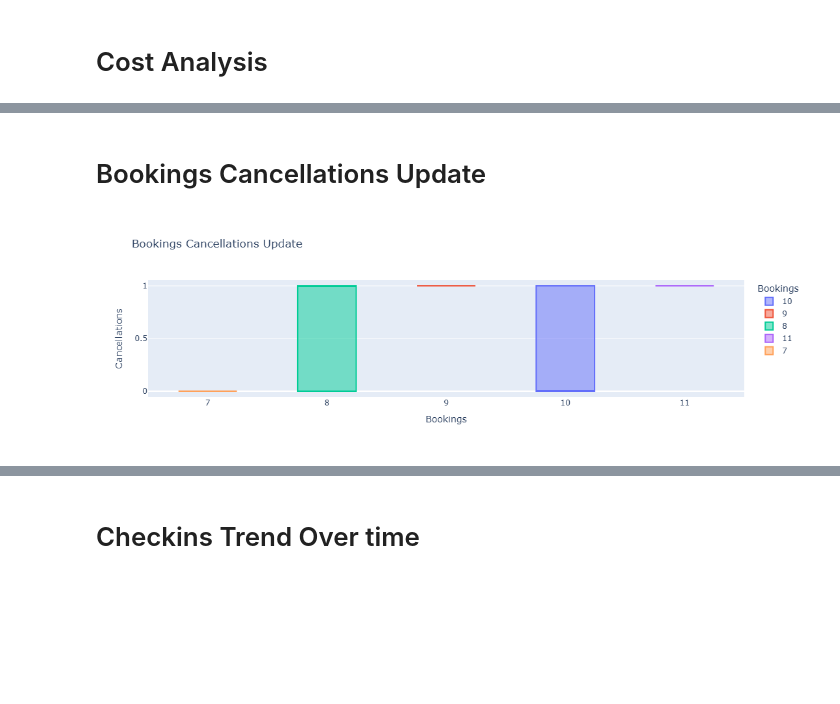
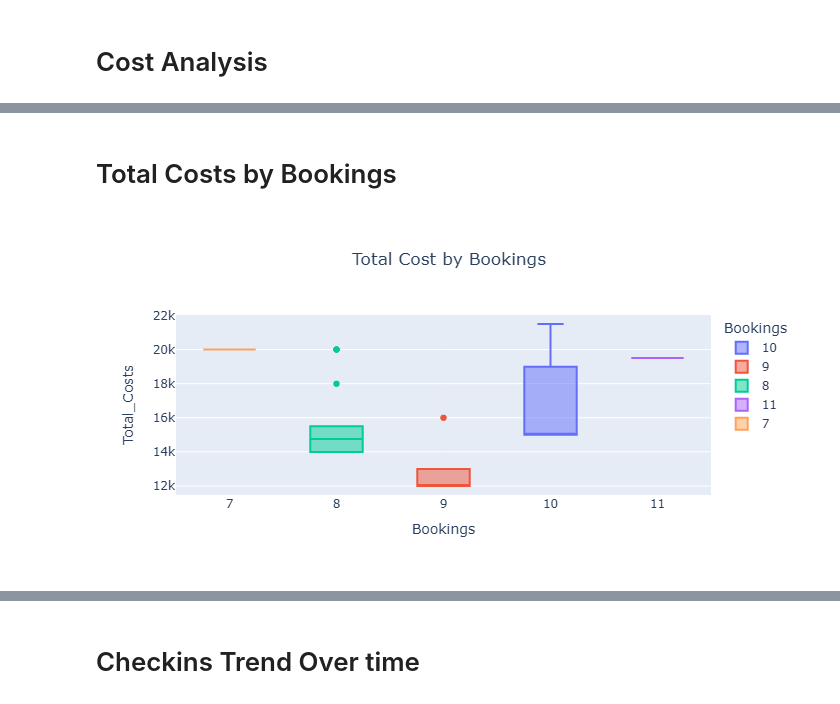
Before and after one commit to harmalmarwaha-lgtm/Hotel-Revenue-Dashboard, a Jupyter notebook: Data cleaning and preprocessing.ipynb, the cells around one changed output, grey strips where cells are left out. Saved outputs shown, nothing was run; the diff lists cells and outputs as text; code cells hidden in the pictures; blank space fills up the shorter version.

```diff
--- a/Data cleaning and preprocessing.ipynb
+++ b/Data cleaning and preprocessing.ipynb
@@ -546,8 +518,9 @@ fig.show()
 # %% [markdown]
-# Bookings Cancellations Update
+# Total Costs by Bookings
 # %%
-fig = px.box(df, x="Bookings",y="Cancellations" ,color="Bookings",title="Bookings Cancellations Update")
+fig = px.box(df,x="Bookings",y="Total_Costs",color="Bookings",title="Total Cost by Bookings")
+fig.update_layout(title_x=0.5)
 fig.show()
 # %% [output]
-[figure, old version]
+[figure, new version]
 # %% [markdown]
```
Also changed, not shown: parts of 34 cells of this notebook, 1 other file.
